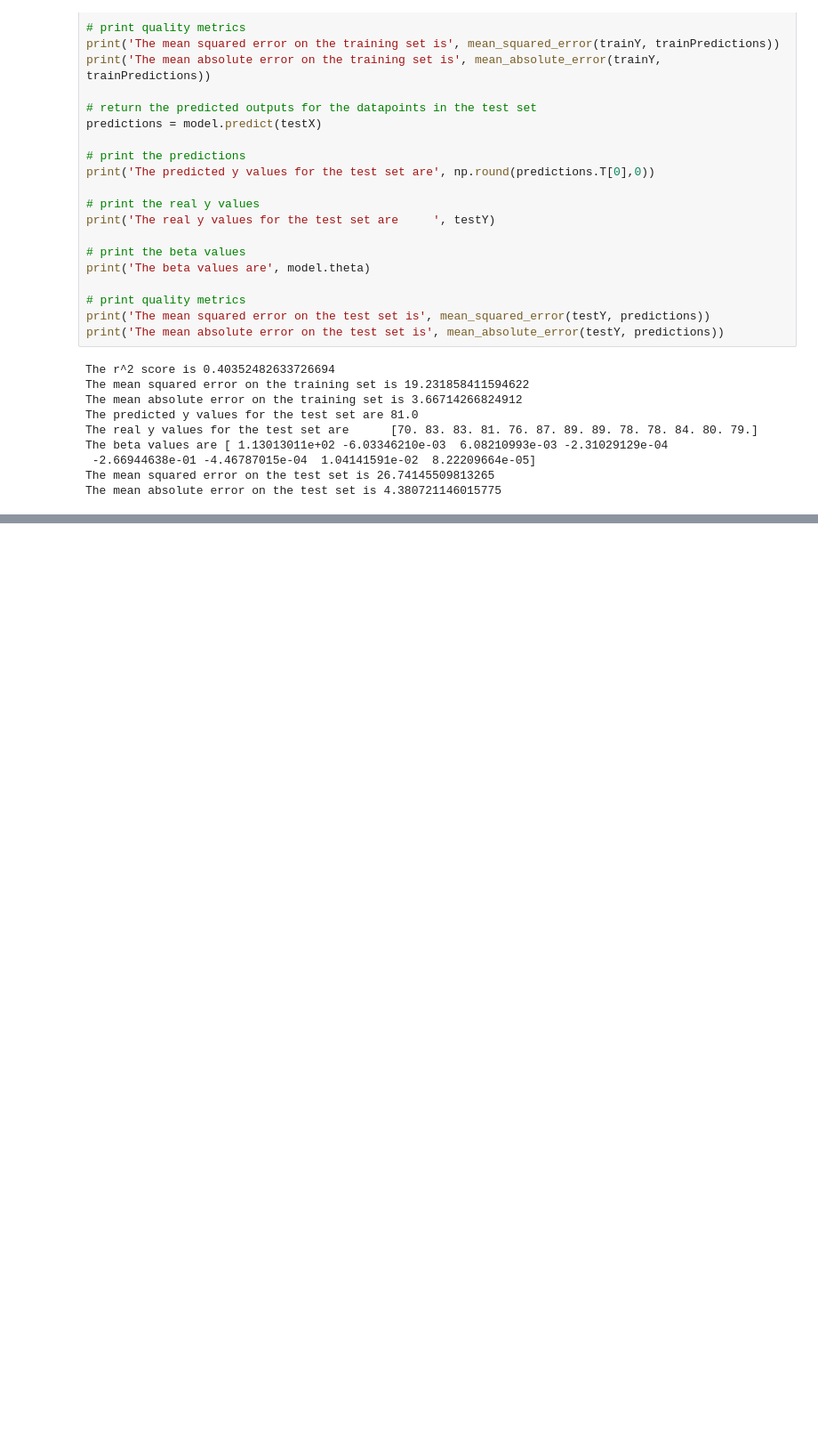
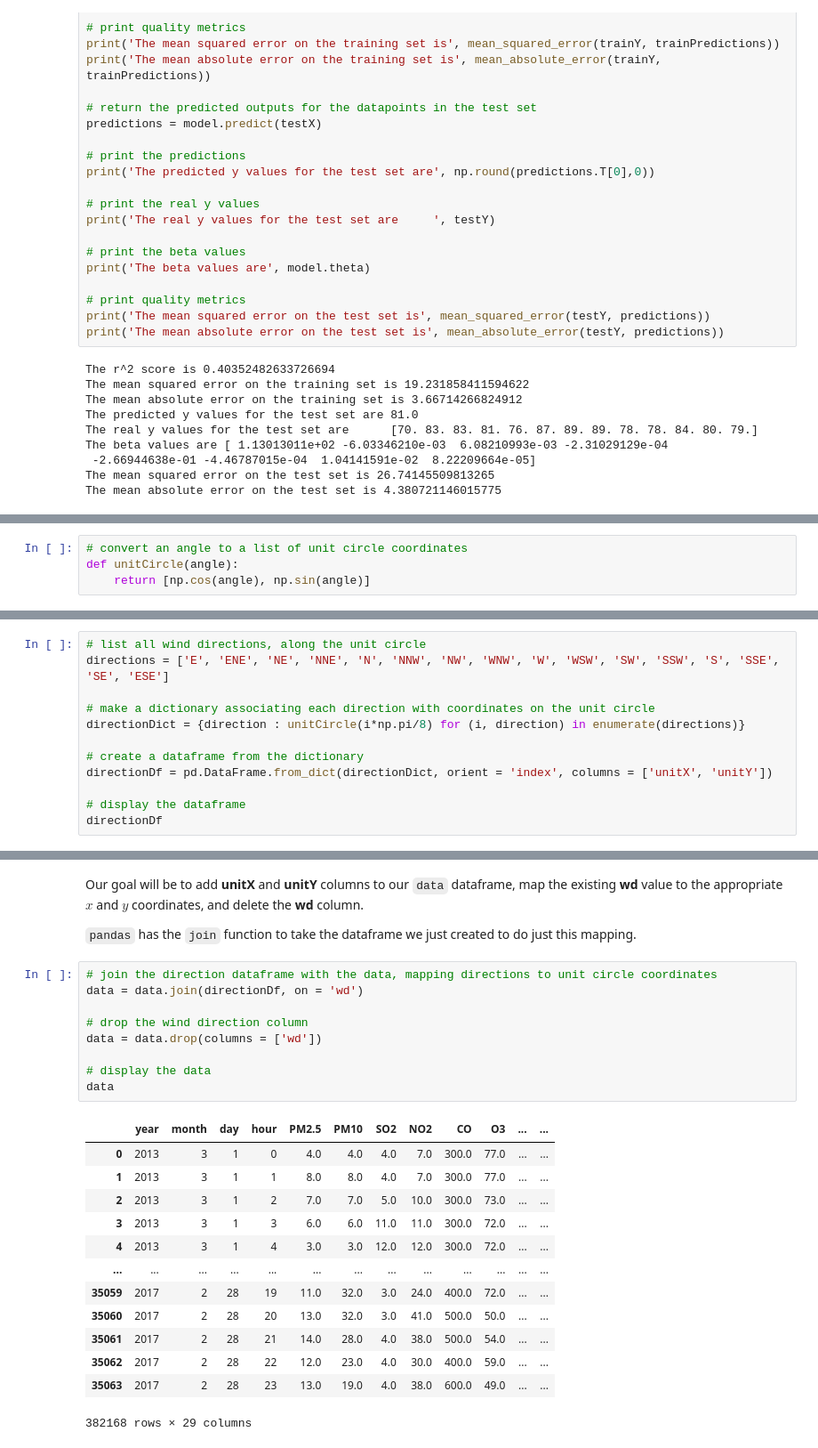
Before and after one commit to rtwhite1546/Spring-2022-Intro-to-Machine-Learning, a Jupyter notebook: Week-1-Data-Matrix-Linear-Regression/Week1.ipynb, the cells around one changed output, grey strips where cells are left out. Shown: that part at 89% size. Cells and saved outputs as stored; diff of their text form; blank space fills up the shorter version.

```diff
--- a/Week-1-Data-Matrix-Linear-Regression/Week1.ipynb
+++ b/Week-1-Data-Matrix-Linear-Regression/Week1.ipynb
@@ -587,0 +746,4 @@ The mean absolute error on the test set is 4.380721146015775
+# %%
+# convert an angle to a list of unit circle coordinates
+def unitCircle(angle):
+    return [np.cos(angle), np.sin(angle)]
@@ -587,0 +752,12 @@ The mean absolute error on the test set is 4.380721146015775
+# %%
+# list all wind directions, along the unit circle
+directions = ['E', 'ENE', 'NE', 'NNE', 'N', 'NNW', 'NW', 'WNW', 'W', 'WSW', 'SW', 'SSW', 'S', 'SSE', 'SE', 'ESE']
+
+# make a dictionary associating each direction with coordinates on the unit circle
+directionDict = {direction : unitCircle(i*np.pi/8) for (i, direction) in enumerate(directions)}
+
+# create a dataframe from the dictionary
+directionDf = pd.DataFrame.from_dict(directionDict, orient = 'index', columns = ['unitX', 'unitY'])
+
+# display the dataframe
+directionDf
@@ -587,0 +782,27 @@ The mean absolute error on the test set is 4.380721146015775
+# %% [markdown]
+Our goal will be to add **unitX** and **unitY** columns to our `data` dataframe, map the existing **wd** value to the appropriate $x$ and $y$ coordinates, and delete the **wd** column.
+
+`pandas` has the `join` function to take the dataframe we just created to do just this mapping.
+# %%
+# join the direction dataframe with the data, mapping directions to unit circle coordinates
+data = data.join(directionDf, on = 'wd')
+
+# drop the wind direction column
+data = data.drop(columns = ['wd'])
+
+# display the data
+data
+# %% [output]
+|  | year | month | day | hour | PM2.5 | PM10 | SO2 | NO2 | CO | O3 | ... | ... |
+| 0 | 2013 | 3 | 1 | 0 | 4.0 | 4.0 | 4.0 | 7.0 | 300.0 | 77.0 | ... | ... |
+| 1 | 2013 | 3 | 1 | 1 | 8.0 | 8.0 | 4.0 | 7.0 | 300.0 | 77.0 | ... | ... |
+| 2 | 2013 | 3 | 1 | 2 | 7.0 | 7.0 | 5.0 | 10.0 | 300.0 | 73.0 | ... | ... |
+| 3 | 2013 | 3 | 1 | 3 | 6.0 | 6.0 | 11.0 | 11.0 | 300.0 | 72.0 | ... | ... |
+| 4 | 2013 | 3 | 1 | 4 | 3.0 | 3.0 | 12.0 | 12.0 | 300.0 | 72.0 | ... | ... |
+| ... | ... | ... | ... | ... | ... | ... | ... | ... | ... | ... | ... | ... |
+| 35059 | 2017 | 2 | 28 | 19 | 11.0 | 32.0 | 3.0 | 24.0 | 400.0 | 72.0 | ... | ... |
+| 35060 | 2017 | 2 | 28 | 20 | 13.0 | 32.0 | 3.0 | 41.0 | 500.0 | 50.0 | ... | ... |
+| 35061 | 2017 | 2 | 28 | 21 | 14.0 | 28.0 | 4.0 | 38.0 | 500.0 | 54.0 | ... | ... |
+| 35062 | 2017 | 2 | 28 | 22 | 12.0 | 23.0 | 4.0 | 30.0 | 400.0 | 59.0 | ... | ... |
+| 35063 | 2017 | 2 | 28 | 23 | 13.0 | 19.0 | 4.0 | 38.0 | 600.0 | 49.0 | ... | ... |
+382168 rows × 29 columns
```
Also changed, not shown: parts of 29 cells of this notebook, 13 other files.
